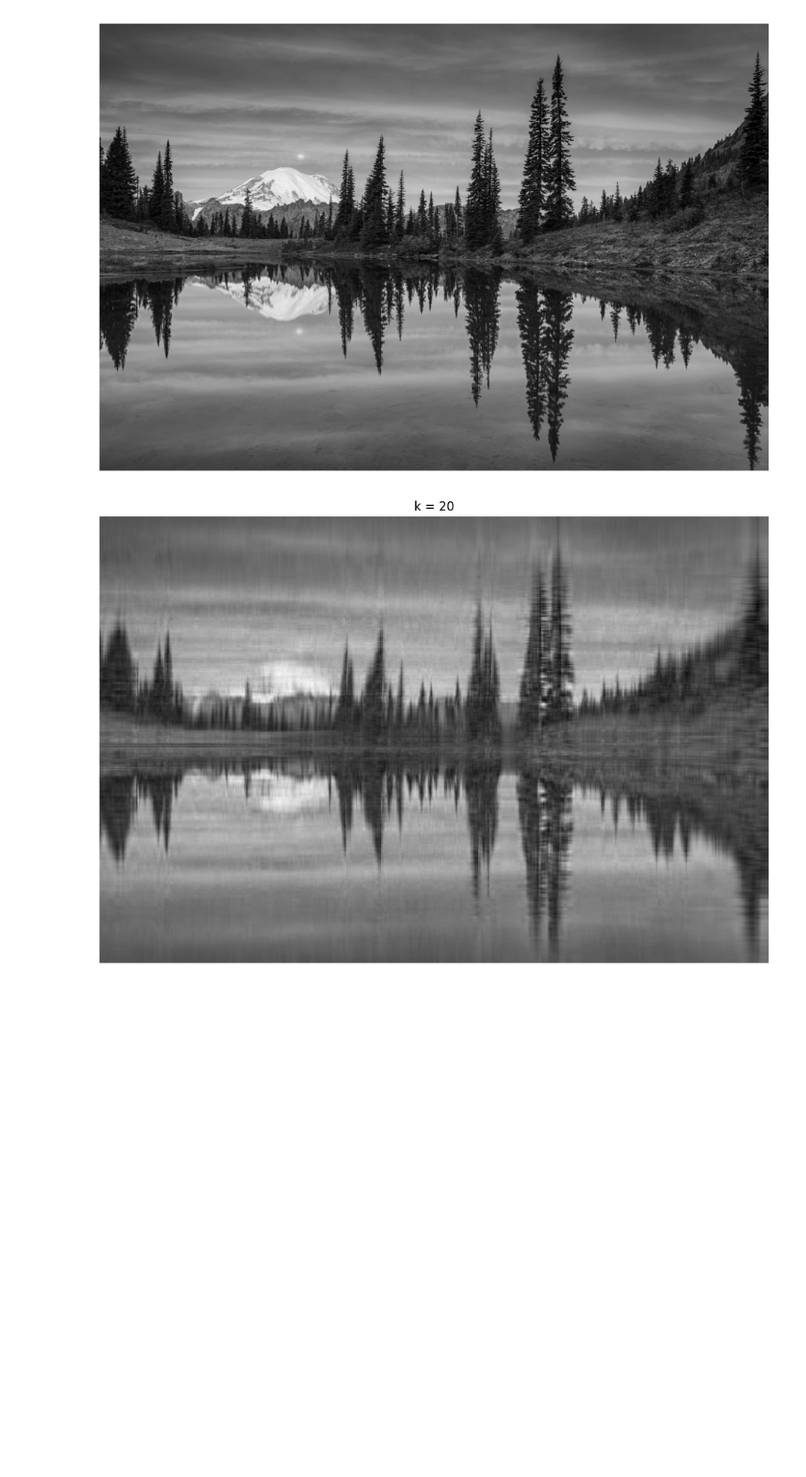
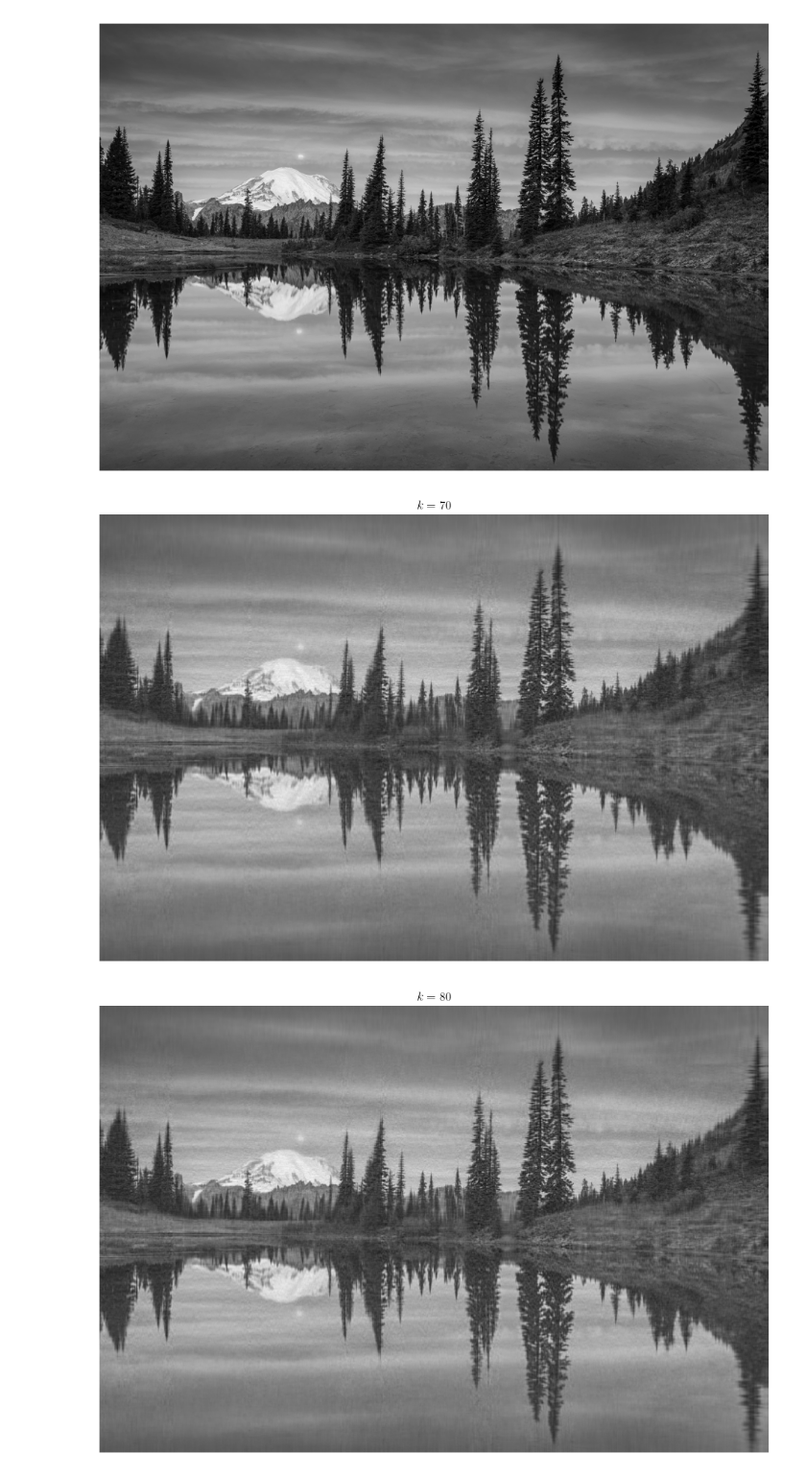
Before and after one commit to Ryan-M-Smith/CS315, a Jupyter notebook: HW08/svd_image_compression.ipynb, the cells around one changed output. Shown at 96% size. Drawn from its saved outputs; the diff is of its cells as text; code cells hidden in the pictures; blank space fills up the shorter version.

```diff
--- a/HW08/svd_image_compression.ipynb
+++ b/HW08/svd_image_compression.ipynb
@@ -4,4 +9,5 @@ import matplotlib.pyplot as plt
 import numpy as np
 import os
 
-plt.rcParams["figure.figsize"] = [16,8]
+plt.rcParams["figure.figsize"] = [16, 8]  # Set the output size
+plt.rcParams["text.usetex"] = True        # Renter LaTex in plot titles
@@ -12,6 +14,8 @@ fatal: destination path 'CS315' already exists and is not an empty directory.
 # %%
 A = imread("CS315/HW08/landscape.jpg")
-X = np.mean(A,-1);
+X = np.mean(A, -1);
+SAVE = True
+WIDTH, HEIGHT, _ = A.shape
 # %%
 img = plt.imshow(X)
 img.set_cmap("gray")
@@ -25,11 +29,16 @@ S=np.diag(S)
 # %%
-k = 20
-Xapprox = U[:,:k] @ S[0:k,:k] @ VT[:k,:]
-plt.figure(1)
-img=plt.imshow(Xapprox)
-img.set_cmap("gray")
-plt.axis("off")
-plt.title(f"k = {str(k)}")
-plt.show()
+for k in range(70, 110, 10):
+  x_approx = U[:, :k] @ S[0:k,:k] @ VT[:k,:]
+  plt.figure(1)
+  img = plt.imshow(x_approx)
+  img.set_cmap("gray")
+  plt.axis("off")
+  plt.title(rf"$k = {k}$")
+
+  if SAVE:
+    plt.savefig(f"grayscale{WIDTH}x{HEIGHT}k{k}.jpg")
+
+  plt.show()
 # %% [output]
-[figure, old version]
+[figure, new version]
+[figure, added]
```
Also changed, not shown: parts of 4 cells of this notebook.
